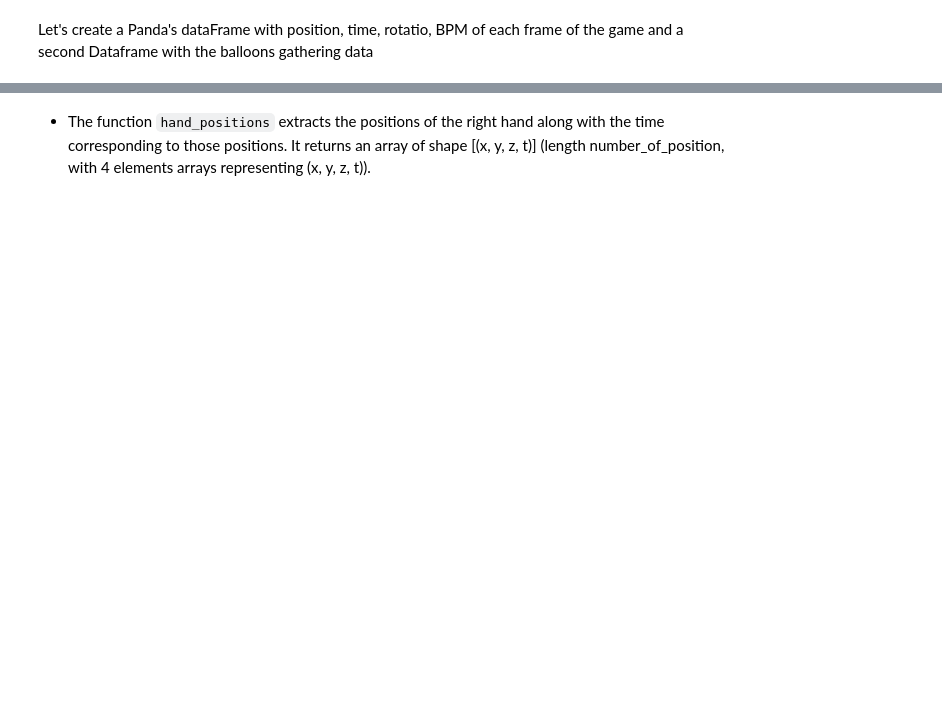
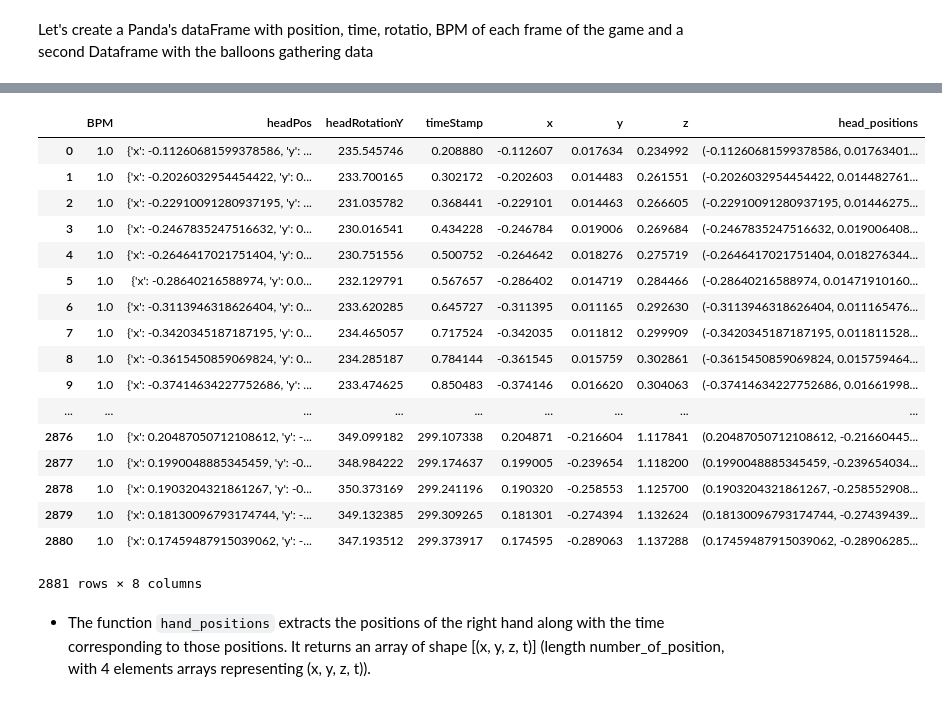
Before and after one commit to nadirlarhdir/Kate, a Jupyter notebook: Hololens_project/Data Parsing - Copie.ipynb, the cells around one changed output, grey strips where cells are left out. Drawn from its saved outputs; the diff is of its cells as text; code cells hidden in the pictures; blank space fills up the shorter version.

```diff
--- a/Hololens_project/Data Parsing - Copie.ipynb
+++ b/Hololens_project/Data Parsing - Copie.ipynb
@@ -38,15 +38,26 @@ def create_df_hand(game_file):
     position =  df_game['headPos'].apply(pd.Series)
     df_game = pd.concat([df_game, position], axis=1)
 
-    #Here we create a column withe a 4-element tuple: (x,y,z,t) for each dataframe
-    df_game['head_positions'] = df_game[['x', 'y', 'z', 'timeStamp']].apply(lambda x: tuple(x), axis=1)
+    #Drops the duplicated rows in the Hololens DataSet
+    indexes_to_drop = []
+    for index, row in df_game.iterrows():
+        if index != 0:
+            if df_game.loc[index, 'timeStamp'] == df_game.loc[index-1, 'timeStamp']:
+                indexes_to_drop.append(index)
+    #print('length indexes_to_drop:', len(indexes_to_drop))
+    df_game.drop(df_game.index[indexes_to_drop], inplace=True)
+    df_game = df_game.reset_index(drop = True)
 
+
+    #Fixes the bug in the timeOfDestroy and timeOfSpawn that came with Hololens Data (values were reseting)
     for index, row in df_game.iterrows():
         if index != 0:
             if df_game.loc[index, 'timeStamp'] < df_game.loc[index-1, 'timeStamp']:
-                #print('SHIIIIIIIIIIIIIIIIIIIIIIIIIIIIIIIIIIIIIIIIIIIIIIIIIIIIIIIIIIIIIIIT')
                 for idx in range(index,len(df_game)):
-                    df_game.loc[idx, 'timeStamp'] += df_game.loc[index-1, 'timeStamp']
+                    df_game.at[idx, 'timeStamp'] = df_game.at[idx, 'timeStamp']  +df_game.at[index-1, 'timeStamp']
+
+    #Here we create a column withe a 4-element tuple: (x,y,z,t) for each dataframe
+    df_game['head_positions'] = df_game[['x', 'y', 'z', 'timeStamp']].apply(lambda x: tuple(x), axis=1)
 
 
 
@@ -76,4 +97,4 @@ def create_df_balloon(game_file):
 # %%
 df_balloon = create_df_balloon('./Hololens_data/p6.json')
 # %%
-df_game = create_df_hand('./Hololens_data/p6.json')
+df_game = create_df_hand('./Hololens_data/p8.json')
@@ -82,3 +121,24 @@ df_game.to_csv('tst.csv')
+# %%
+df_game
+# %% [output]
+|  | BPM | headPos | headRotationY | timeStamp | x | y | z | head_positions |
+| 0 | 1.0 | {'x': -0.11260681599378586, 'y': ... | 235.545746 | 0.208880 | -0.112607 | 0.017634 | 0.234992 | (-0.11260681599378586, 0.01763401... |
+| 1 | 1.0 | {'x': -0.2026032954454422, 'y': 0... | 233.700165 | 0.302172 | -0.202603 | 0.014483 | 0.261551 | (-0.2026032954454422, 0.014482761... |
+| 2 | 1.0 | {'x': -0.22910091280937195, 'y': ... | 231.035782 | 0.368441 | -0.229101 | 0.014463 | 0.266605 | (-0.22910091280937195, 0.01446275... |
+| 3 | 1.0 | {'x': -0.2467835247516632, 'y': 0... | 230.016541 | 0.434228 | -0.246784 | 0.019006 | 0.269684 | (-0.2467835247516632, 0.019006408... |
+| 4 | 1.0 | {'x': -0.2646417021751404, 'y': 0... | 230.751556 | 0.500752 | -0.264642 | 0.018276 | 0.275719 | (-0.2646417021751404, 0.018276344... |
+| 5 | 1.0 | {'x': -0.28640216588974, 'y': 0.0... | 232.129791 | 0.567657 | -0.286402 | 0.014719 | 0.284466 | (-0.28640216588974, 0.01471910160... |
+| 6 | 1.0 | {'x': -0.3113946318626404, 'y': 0... | 233.620285 | 0.645727 | -0.311395 | 0.011165 | 0.292630 | (-0.3113946318626404, 0.011165476... |
+| 7 | 1.0 | {'x': -0.3420345187187195, 'y': 0... | 234.465057 | 0.717524 | -0.342035 | 0.011812 | 0.299909 | (-0.3420345187187195, 0.011811528... |
+| 8 | 1.0 | {'x': -0.3615450859069824, 'y': 0... | 234.285187 | 0.784144 | -0.361545 | 0.015759 | 0.302861 | (-0.3615450859069824, 0.015759464... |
+| 9 | 1.0 | {'x': -0.37414634227752686, 'y': ... | 233.474625 | 0.850483 | -0.374146 | 0.016620 | 0.304063 | (-0.37414634227752686, 0.01661998... |
+| ... | ... | ... | ... | ... | ... | ... | ... | ... |
+| 2876 | 1.0 | {'x': 0.20487050712108612, 'y': -... | 349.099182 | 299.107338 | 0.204871 | -0.216604 | 1.117841 | (0.20487050712108612, -0.21660445... |
+| 2877 | 1.0 | {'x': 0.1990048885345459, 'y': -0... | 348.984222 | 299.174637 | 0.199005 | -0.239654 | 1.118200 | (0.1990048885345459, -0.239654034... |
+| 2878 | 1.0 | {'x': 0.1903204321861267, 'y': -0... | 350.373169 | 299.241196 | 0.190320 | -0.258553 | 1.125700 | (0.1903204321861267, -0.258552908... |
+| 2879 | 1.0 | {'x': 0.18130096793174744, 'y': -... | 349.132385 | 299.309265 | 0.181301 | -0.274394 | 1.132624 | (0.18130096793174744, -0.27439439... |
+| 2880 | 1.0 | {'x': 0.17459487915039062, 'y': -... | 347.193512 | 299.373917 | 0.174595 | -0.289063 | 1.137288 | (0.17459487915039062, -0.28906285... |
+2881 rows × 8 columns
 # %%
 #import matplotlib as mp
 #mp.histogram(np.diff(df_game['timeStamp']))
```
Also changed, not shown: parts of 13 cells of this notebook, 14 other files.
